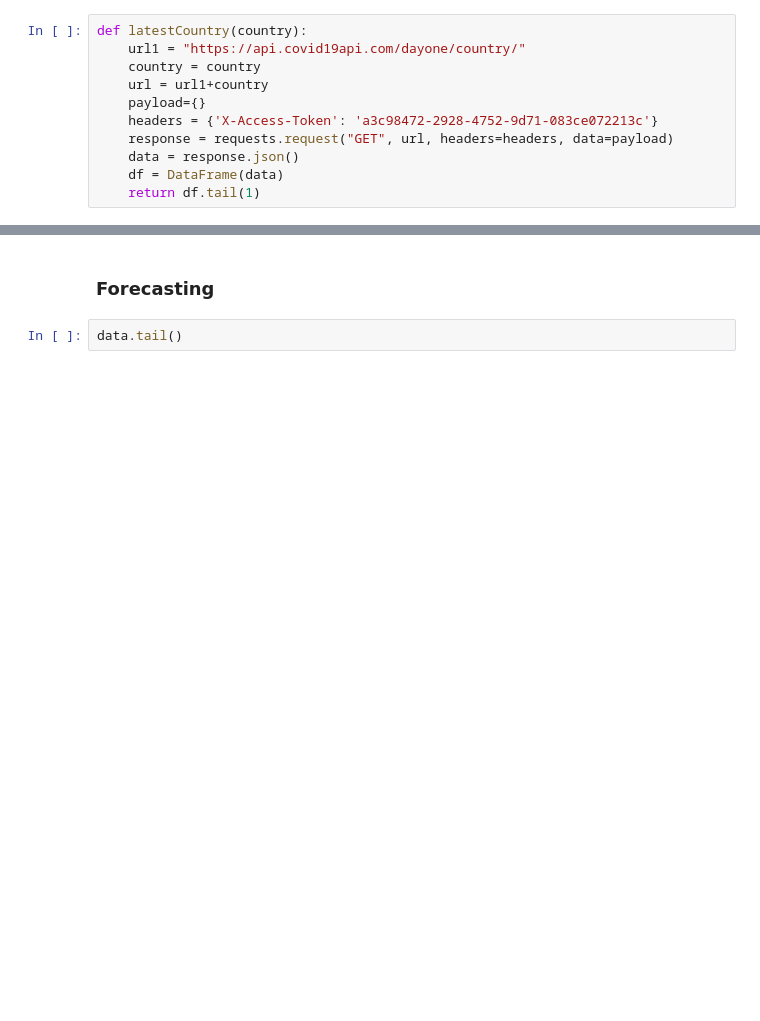
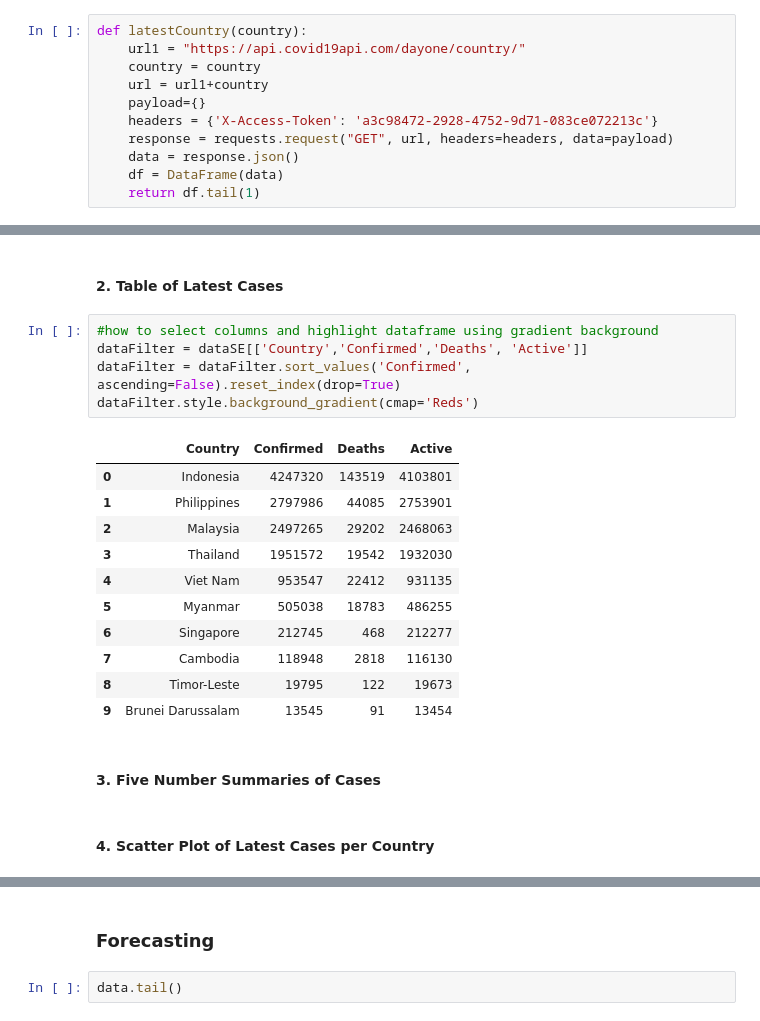
Before and after one commit to jerryendrina/535Practice, a Jupyter notebook: README.ipynb, the cells around one changed output, grey strips where cells are left out. Saved outputs shown, nothing was run; the diff lists cells and outputs as text; blank space fills up the shorter version.

```diff
--- a/README.ipynb
+++ b/README.ipynb
@@ -254,0 +159,23 @@ fig.show()
+# %% [markdown]
+#### 2. Table of Latest Cases
+# %%
+#how to select columns and highlight dataframe using gradient background
+dataFilter = dataSE[['Country','Confirmed','Deaths', 'Active']]
+dataFilter = dataFilter.sort_values('Confirmed', ascending=False).reset_index(drop=True)
+dataFilter.style.background_gradient(cmap='Reds')
+# %% [output]
+|  | Country | Confirmed | Deaths | Active |
+| 0 | Indonesia | 4247320 | 143519 | 4103801 |
+| 1 | Philippines | 2797986 | 44085 | 2753901 |
+| 2 | Malaysia | 2497265 | 29202 | 2468063 |
+| 3 | Thailand | 1951572 | 19542 | 1932030 |
+| 4 | Viet Nam | 953547 | 22412 | 931135 |
+| 5 | Myanmar | 505038 | 18783 | 486255 |
+| 6 | Singapore | 212745 | 468 | 212277 |
+| 7 | Cambodia | 118948 | 2818 | 116130 |
+| 8 | Timor-Leste | 19795 | 122 | 19673 |
+| 9 | Brunei Darussalam | 13545 | 91 | 13454 |
+# %% [markdown]
+#### 3. Five Number Summaries of Cases
+# %% [markdown]
+#### 4. Scatter Plot of Latest Cases per Country
```
Also changed, not shown: parts of 51 cells of this notebook.
